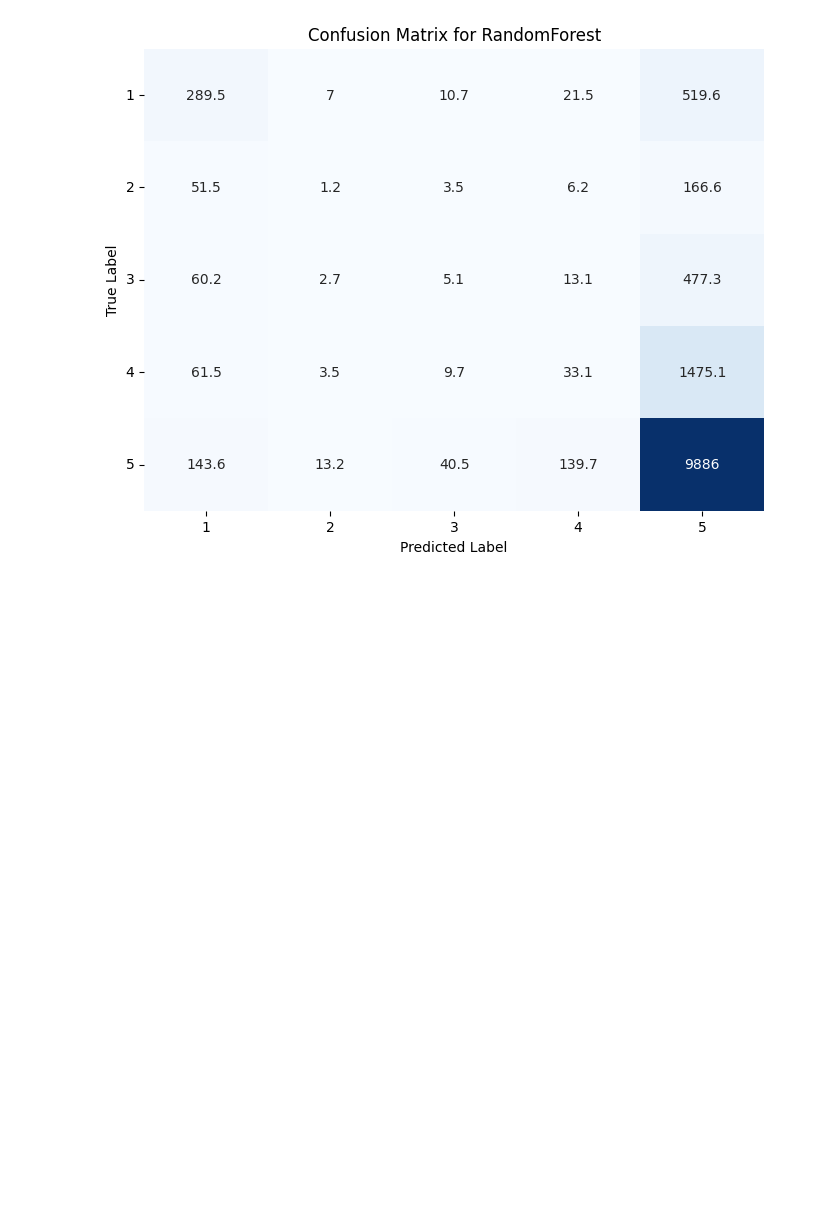
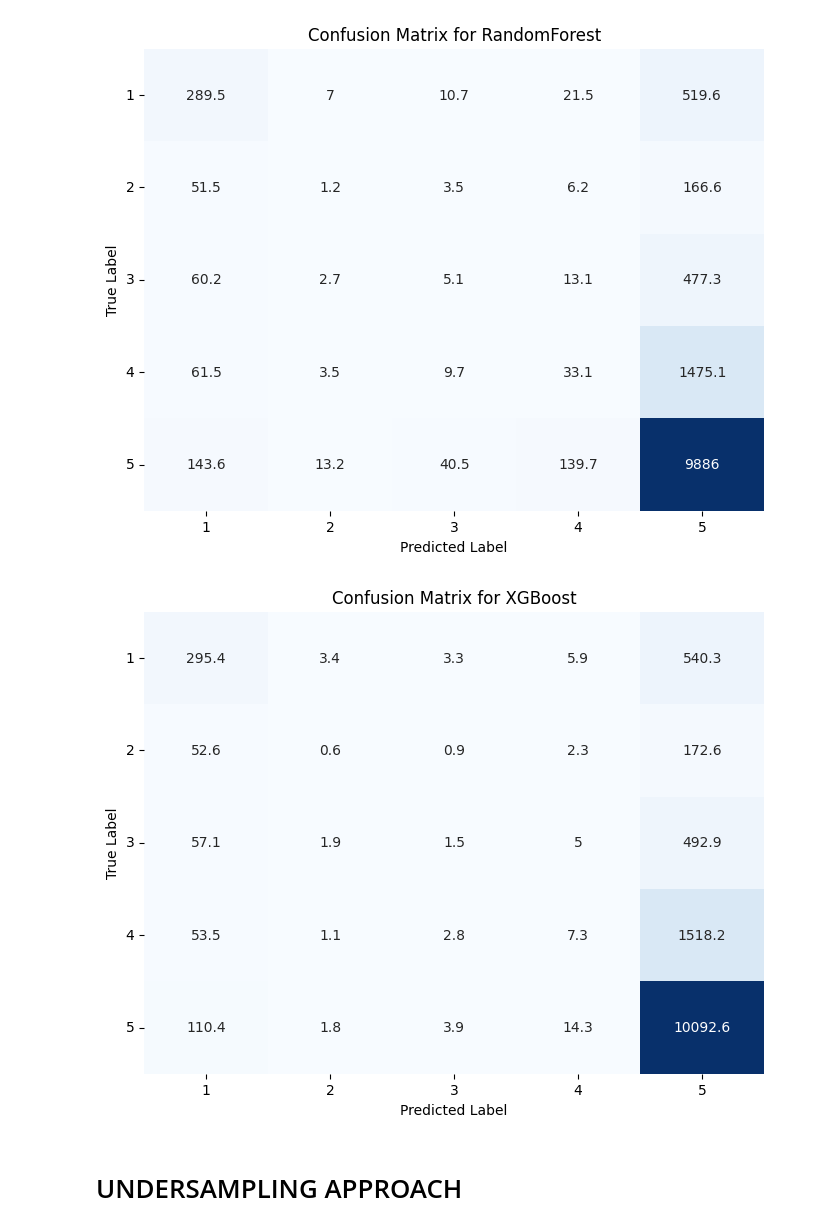
Before and after one commit to Silvano315/NLP-for-ChatGPT-Reviews, a Jupyter notebook: ML_prediction.ipynb, the cells around one changed output. Saved outputs shown, nothing was run; the diff lists cells and outputs as text; code cells hidden in the pictures; blank space fills up the shorter version.

```diff
--- a/ML_prediction.ipynb
+++ b/ML_prediction.ipynb
@@ -208,3 +206,15 @@ conf_matrix = np.mean(model_metrics[chosen_model]['confusion_matrix'], axis=0)
 plot_confusion_matrix(conf_matrix, model_name = chosen_model)
 # %% [output]
 [figure]
+# %%
+# Plot confusion matrix with mean values for a chosen model
+
+chosen_model = 'XGBoost'
+
+conf_matrix = np.mean(model_metrics[chosen_model]['confusion_matrix'], axis=0)
+
+plot_confusion_matrix(conf_matrix, model_name = chosen_model)
+# %% [output]
+[figure, added]
+# %% [markdown]
+# UNDERSAMPLING APPROACH
```
Also changed, not shown: parts of 19 cells of this notebook.
